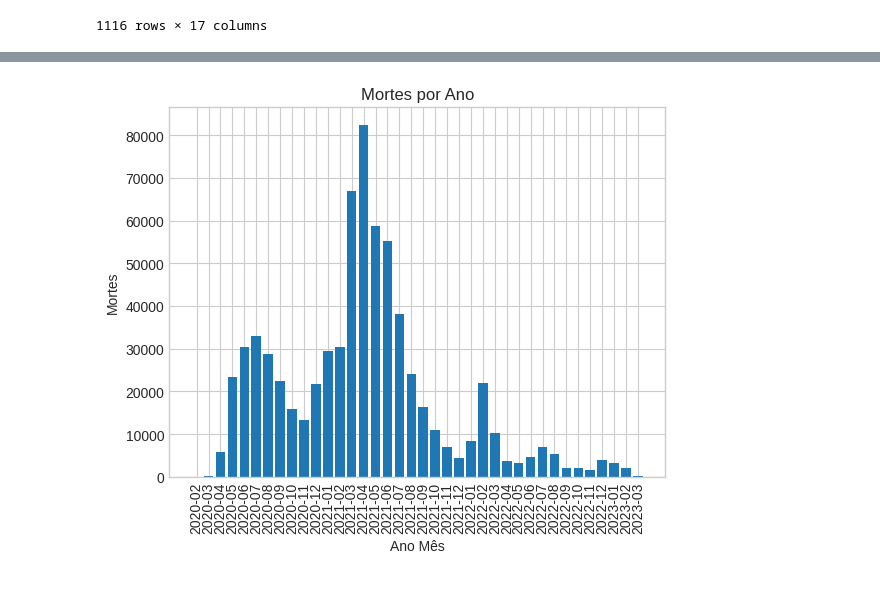
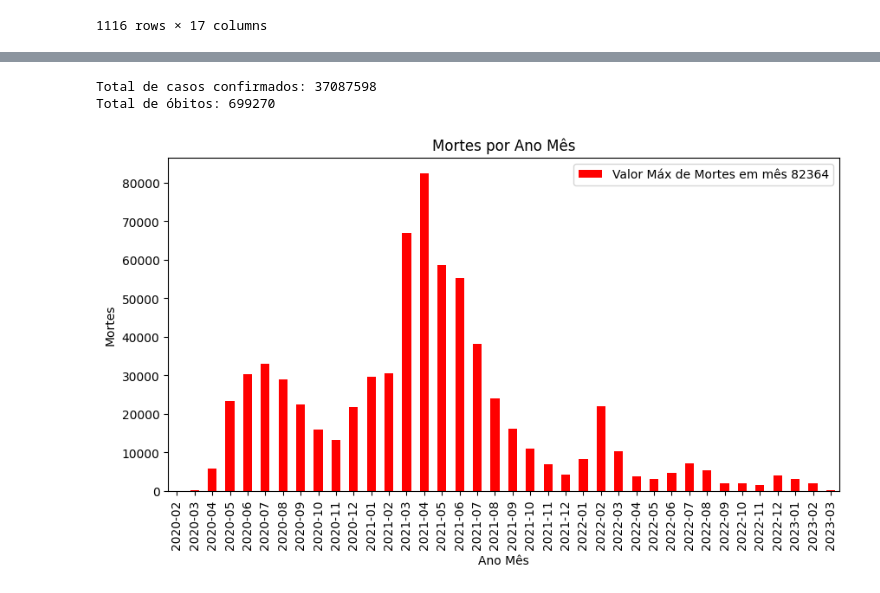
Before and after one commit to ericgbraz/COLAB_PED, a Jupyter notebook: Projeto_Final.ipynb, the cells around one changed output, grey strips where cells are left out. Cells and saved outputs as stored; diff of their text form; code cells hidden in the pictures.

```diff
--- a/Projeto_Final.ipynb
+++ b/Projeto_Final.ipynb
@@ -151,21 +114,24 @@ plt.legend();
-# %%
-df_brasil = df_total.query('state == "TOTAL" & (newDeaths >= 0 | newCases >=0)').sort_values('date',ascending=True)
-df_brasil["date"] = pd.to_datetime(df_brasil["date"])
-df_brasil['ano_mes'] = df_brasil['date'].dt.to_period('M').apply(lambda r: r.to_timestamp().strftime('%Y-%m'))
-df_brasil['ano'] = df_brasil['date'].dt.year
-df_brasil
-
-mortes_por_ano = df_brasil.groupby('ano_mes')['newDeaths'].sum()
-
-plt.bar(mortes_por_ano.index, mortes_por_ano.values)
-
-# Configurar os rótulos e títulos
-plt.xlabel('Ano Mês')
-plt.ylabel('Mortes')
-plt.title('Mortes por Ano')
-plt.xticks(rotation=90)
-
-# Exibir o gráfico
-plt.show()
-# %% [output]
-[figure, removed]
+# %%
+total_casos = df_brasil['newCases'].sum()
+total_obitos = df_brasil['newDeaths'].sum()
+print("Total de casos confirmados:", total_casos)
+print("Total de óbitos:", total_obitos)
+# %% [output]
+Total de casos confirmados: 37087598
+Total de óbitos: 699270
+# %%
+df_brasil
+mortes_por_ano = df_brasil.groupby('ano_mes')['newDeaths'].sum()
+
+#mortes_por_ano = df_brasil.groupby('ano_mes')['newDeaths'].sum().reset_index(name='soma')
+#mortes_por_ano['soma'].max()
+
+mortes_por_ano.plot(y= mortes_por_ano.index, x = mortes_por_ano.values, kind = 'bar', color = 'red',figsize=(10,5), label= 'Valor Máx de Mortes em mês '+str(mortes_por_ano.values.max()));
+
+plt.xlabel('Ano Mês')
+plt.ylabel('Mortes')
+plt.title('Mortes por Ano Mês')
+plt.xticks(rotation=90)
+plt.legend();
+# %% [output]
+[figure, added]
```
Also changed, not shown: parts of 26 cells of this notebook.
